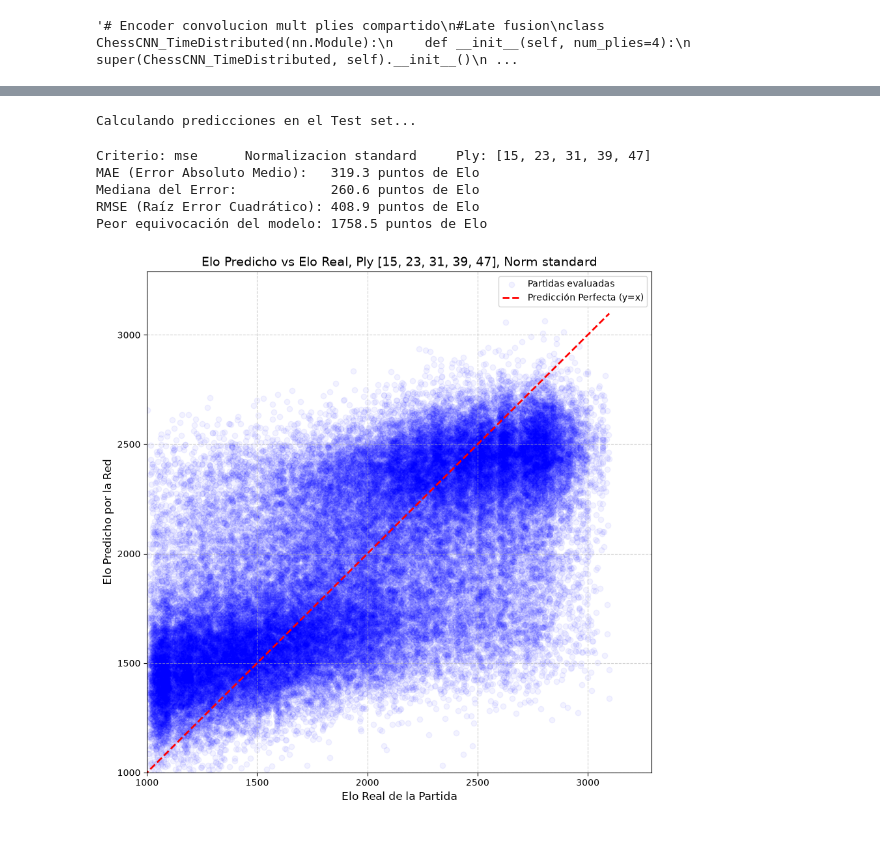
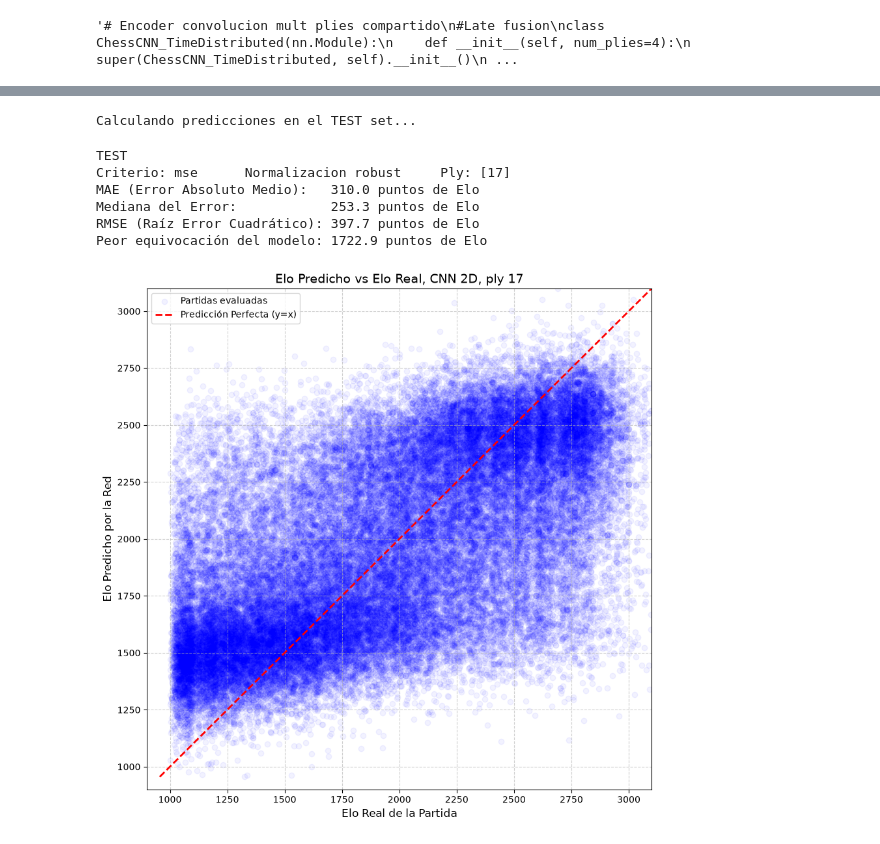
Before and after one commit to agustinlp5/tesis_chess, a Jupyter notebook: notebooks/convolutional.ipynb, the cells around one changed output, grey strips where cells are left out. Drawn from its saved outputs; the diff is of its cells as text; code cells hidden in the pictures.

```diff
--- a/notebooks/convolutional.ipynb
+++ b/notebooks/convolutional.ipynb
@@ -369,6 +407,8 @@ if crit == "huber":
         criterio = nn.HuberLoss(delta=1)
 elif crit == "mse":
     criterio = nn.MSELoss()  # eleva los errores al cuadrado, lo que hace que tienda a predecir la media
+elif crit == "piece":
+    criterio = PiecewiseLoss(epsilon_elo=200.0,metodo=norm,factor_suavizado=0.1)
 # %%
 # --- BUCLE DE ENTRENAMIENTO ---
 epocas = 50
@@ -395,7 +435,7 @@ for epoca in range(epocas):
     modelo.eval()
     val_loss = 0.0
     with torch.no_grad():
-        for batch_X, batch_y in val_loader:
+        for batch_X, batch_y, _ in val_loader:
             batch_X, batch_y = batch_X.to(device), batch_y.to(device)
 
             predicciones = modelo(batch_X)
@@ -451,11 +492,12 @@ Recuperando los mejores pesos de la época 5...
 # %%
-modelo.eval() # Modo evaluación
+# Evaluación en validacion o test
+modelo.eval()
 y_true_list = []
 y_pred_list = []
 lista_indices_pgn = []
-print("Calculando predicciones en el Test set...")
+print(f"Calculando predicciones en el {test} set...")
 with torch.no_grad():
-    for batch_X, batch_y, batch_idx in test_loader:
+    for batch_X, batch_y, batch_idx in loader:
         batch_X = batch_X.to(device)
 
         # Predecir
@@ -469,9 +511,23 @@ with torch.no_grad():
 # --- 4. DESNORMALIZAR ---
 y_true_real = desnormalizar_elo(np.array(y_true_list), norm)
 y_pred_real = desnormalizar_elo(np.array(y_pred_list), norm)
-np.save(pred_salida, y_pred_real)
+#np.save(pred_salida, y_pred_real)
 # %% [output]
-Calculando predicciones en el Test set...
+Calculando predicciones en el TEST set...
+# %%
+# Tomar predicciones de uno de los archivos
+
+y_true_list = []
+y_pred_list = []
+
+with torch.no_grad():
+    for batch_X, batch_y, batch_idx in loader:
+        batch_X = batch_X.to(device)
+        y_true_list.extend(batch_y.numpy().flatten())
+
+y_true_real = desnormalizar_elo(np.array(y_true_list), norm)
+ruta_archivo = "../data/predict/conv_TEST_huber_standard_[15, 23, 31, 39, 47].npy"
+y_pred_real = np.load(ruta_archivo)
 # %%
 errores_absolutos = np.abs(y_true_real - y_pred_real)
 errores_cuadraticos = (y_true_real - y_pred_real) ** 2
@@ -484,37 +540,39 @@ rmse = np.sqrt(mse)
 # 3. Métricas extra útiles para la tesis
 error_mediano = np.median(errores_absolutos)
 max_error = np.max(errores_absolutos)
-print(f"Criterio: {crit}      Normalizacion {norm}     Ply: {ply}")
+print(test)
+print(f"Criterio: {crit}      Normalizacion {norm}     Ply: {plies}")
 print(f"MAE (Error Absoluto Medio):   {mae:.1f} puntos de Elo")
 print(f"Mediana del Error:            {error_mediano:.1f} puntos de Elo")
 print(f"RMSE (Raíz Error Cuadrático): {rmse:.1f} puntos de Elo")
 print(f"Peor equivocación del modelo: {max_error:.1f} puntos de Elo")
 # %% [output]
-Criterio: mse      Normalizacion standard     Ply: [15, 23, 31, 39, 47]
-MAE (Error Absoluto Medio):   319.3 puntos de Elo
-Mediana del Error:            260.6 puntos de Elo
-RMSE (Raíz Error Cuadrático): 408.9 puntos de Elo
-Peor equivocación del modelo: 1758.5 puntos de Elo
+TEST
+Criterio: mse      Normalizacion robust     Ply: [17]
+MAE (Error Absoluto Medio):   310.0 puntos de Elo
+Mediana del Error:            253.3 puntos de Elo
+RMSE (Raíz Error Cuadrático): 397.7 puntos de Elo
+Peor equivocación del modelo: 1722.9 puntos de Elo
 # %%
 plt.figure(figsize=(10, 10))
 
 plt.scatter(y_true_real, y_pred_real, alpha=0.05, color='blue', label='Partidas evaluadas')
 
 min_val = min(min(y_true_real), min(y_pred_real))
 max_val = max(max(y_true_real), max(y_pred_real))
 plt.plot([min_val, max_val], [min_val, max_val], color='red', linestyle='--', linewidth=2, label='Predicción Perfecta (y=x)')
 
-plt.title(f'Elo Predicho vs Elo Real, Ply {ply}, Norm {norm}', fontsize=14)
+plt.title(f'Elo Predicho vs Elo Real, CNN 2D, ply 17', fontsize=14)
 plt.xlabel('Elo Real de la Partida', fontsize=12)
 plt.ylabel('Elo Predicho por la Red', fontsize=12)
 plt.grid(True, linestyle='--', alpha=0.6)
 plt.legend()
 
 # Limitar los ejes a valores lógicos del ajedrez (ej. 800 a 3000)
-plt.xlim(ELO_MIN, ELO_MAX-100)
-plt.ylim(ELO_MIN, ELO_MAX-100)
+plt.xlim(900, 3100)
+plt.ylim(900, 3100)
 
 plt.show()
 # %% [output]
-[figure, old version]
+[figure, new version]
 # %%
```
Also changed, not shown: parts of 9 cells of this notebook, 8 other files.
